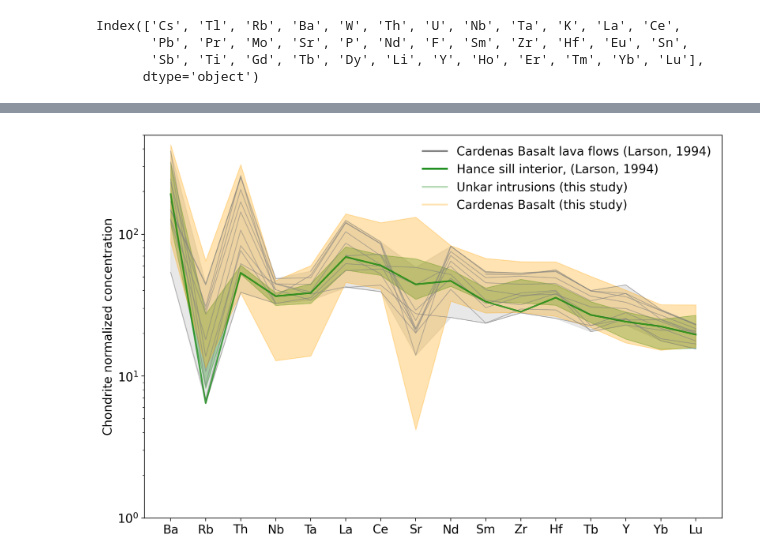
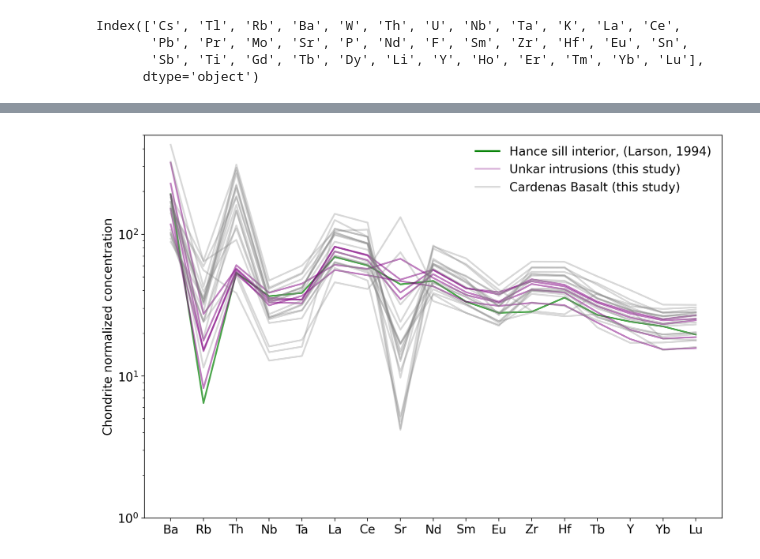
Before and after one commit to Swanson-Hysell-Group/2024_SWLLIP, a Jupyter notebook: code/Grand_Canyon_geochem.ipynb, the cells around one changed output, grey strips where cells are left out. Saved outputs shown, nothing was run; the diff lists cells and outputs as text; code cells hidden in the pictures.

Commit message:
figure updates associated with manuscript revision

```diff
--- a/code/Grand_Canyon_geochem.ipynb
+++ b/code/Grand_Canyon_geochem.ipynb
@@ -170,9 +283,9 @@ Index(['Cs', 'Tl', 'Rb', 'Ba', 'W', 'Th', 'U', 'Nb', 'Ta', 'K', 'La', 'Ce',
       dtype='object')
 # %%
 trace_elements = ['Ba', 'Rb', 'Th', 'Nb', 'Ta', 'La', 'Ce', 'Sr', 'Nd',
-                  'Sm', 'Zr', 'Hf', 'Tb', 'Y', 'Yb', 'Lu']
+                  'Sm', 'Eu', 'Zr', 'Hf', 'Tb', 'Y', 'Yb', 'Lu']
 trace_elements_chondrite = ['Ba', 'Rb', 'Th', 'Nb', 'Ta', 'La', 'Ce', 'Sr', 'Nd',
-                  'Sm', 'Zr', 'Hf', 'Tb', 'Y', 'Yb', 'Lu']
+                  'Sm', 'Eu', 'Zr', 'Hf', 'Tb', 'Y', 'Yb', 'Lu']
 # %%
 Larson1994a_Cardenas_bounds = Larson1994a_Cardenas[trace_elements].agg([min, max])/chondrite.comp[trace_elements_chondrite].values[0]
 Larson1994a_Cardenas_bounds
@@ -186,51 +299,53 @@ CB_new_trace_data_bounds = CB_new_trace_data[trace_elements].agg([min, max])/cho
 # %%
 fig, ax = plt.subplots(1, figsize = (12, 8))
 
-for i in range(Larson1994a_Cardenas.shape[0]):
+# for i in range(Larson1994a_Cardenas.shape[0]):
 
-    ax.plot(trace_elements, Larson1994a_Cardenas[trace_elements].iloc[i]/chondrite.comp[trace_elements_chondrite].values[0],
-            color = 'gray', lw=1, alpha=0.5)
+#     ax.plot(trace_elements, Larson1994a_Cardenas[trace_elements].iloc[i]/chondrite.comp[trace_elements_chondrite].values[0],
+#             color = 'gray', lw=1, alpha=0.5)
 
 ax.plot(trace_elements, Larson1994a_Hance[trace_elements].iloc[0]/chondrite.comp[trace_elements_chondrite].values[0],
             color = 'green', lw=2, alpha=0.7, label='Hance sill interior (Larson, 1994)')
 
-ax.fill_between(trace_elements,
-                Larson1994a_Cardenas_bounds.loc['max'],
-                Larson1994a_Cardenas_bounds.loc['min'],
-                color='lightgrey', alpha=0.5, label='Cardenas Basalt lava flows (Larson, 1994)')
+# ax.fill_between(trace_elements,
+#                 Larson1994a_Cardenas_bounds.loc['max'],
+#                 Larson1994a_Cardenas_bounds.loc['min'],
+#                 color='lightgrey', alpha=0.5, label='Cardenas Basalt lava flows (Larson, 1994)')
 
-ax.fill_between(trace_elements,
-                UI_new_trace_data_bounds.loc['max'],
-                UI_new_trace_data_bounds.loc['min'],
-                color='g', alpha=0.3, label='Unkar intrusions (this study)')
+# ax.fill_between(trace_elements,
+#                 UI_new_trace_data_bounds.loc['max'],
+#                 UI_new_trace_data_bounds.loc['min'],
+#                 color='g', alpha=0.3, label='Unkar intrusions (this study)')
 
-ax.fill_between(trace_elements, CB_new_trace_data_bounds.loc['max'], CB_new_trace_data_bounds.loc['min'], color='orange', alpha=0.3, label='Cardenas Basalt (this study)')
+# ax.fill_between(trace_elements, CB_new_trace_data_bounds.loc['max'], CB_new_trace_data_bounds.loc['min'], color='orange', alpha=0.3, label='Cardenas Basalt (this study)')
 
-# for i in range(UI_new_trace_data.shape[0]):
-#     ax.plot(trace_elements, UI_new_trace_data[trace_elements].iloc[i]/chondrite.comp[trace_elements_chondrite].values[0],
-#             color = 'b', lw=1, alpha=0.5)
-# for i in range(CB_new_trace_data.shape[0]):
-#     ax.plot(trace_elements, CB_new_trace_data[trace_elements].iloc[i]/chondrite.comp[trace_elements_chondrite].values[0],
-#             color = 'r', lw=1, alpha=0.5)
+for i in range(UI_new_trace_data.shape[0]):
+    ax.plot(trace_elements, UI_new_trace_data[trace_elements].iloc[i]/chondrite.comp[trace_elements_chondrite].values[0],
+            color = 'purple', lw=2, alpha=0.5)
+for i in range(CB_new_trace_data.shape[0]):
+    ax.plot(trace_elements, CB_new_trace_data[trace_elements].iloc[i]/chondrite.comp[trace_elements_chondrite].values[0],
+            color = 'grey', lw=2, alpha=0.3)
 
 
 
-custom_lines = [Line2D([0], [0], color='gray', lw=2),
+custom_lines = [
+                # Line2D([0], [0], color='gray', lw=2),
                 Line2D([0], [0], color='green', lw=2),
-                Line2D([0], [0], color='green', alpha=0.3, lw=2),
-                Line2D([0], [0], color='orange', alpha=0.3, lw=2)]
+                Line2D([0], [0], color='purple', alpha=0.3, lw=2),
+                Line2D([0], [0], color='grey', alpha=0.3, lw=2)]
 
 plt.yscale('log')
 plt.ylim(1, 500)
 plt.ylabel('Chondrite normalized concentration', fontsize=14)
 plt.xticks(fontsize=14)
 plt.yticks(fontsize=14)
-plt.legend(custom_lines, ['Cardenas Basalt lava flows (Larson, 1994)',
+plt.legend(custom_lines, [
+                        #   'Cardenas Basalt lava flows (Larson, 1994)',
                           'Hance sill interior, (Larson, 1994)',
                           'Unkar intrusions (this study)',
                           'Cardenas Basalt (this study)'], fontsize=14, loc='upper right')
 
-# plt.savefig('./code_output/Larson1994a_trace_elements.pdf', bbox_inches='tight')
+plt.savefig('../manuscript/SI_trace_elements.pdf', bbox_inches='tight')
 plt.show()
 # %% [output]
-[figure, old version]
+[figure, new version]
```
Also changed, not shown: parts of 8 cells of this notebook, 24 other files.
